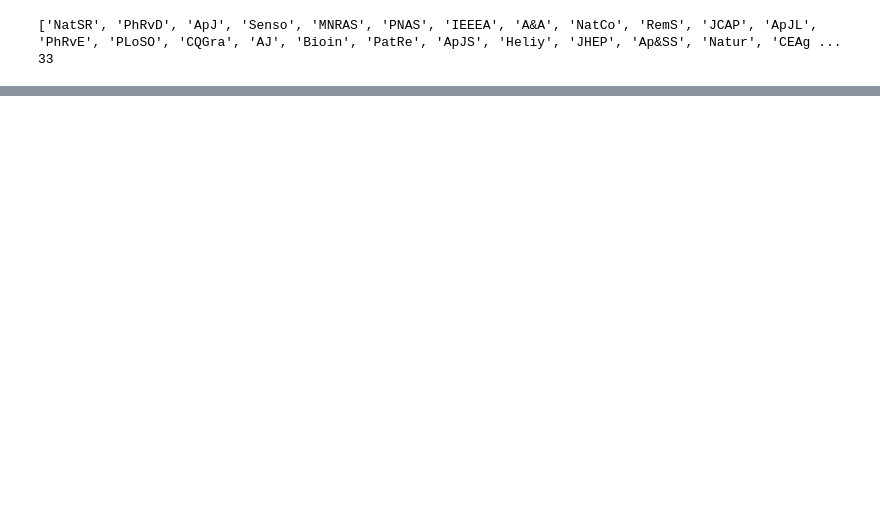
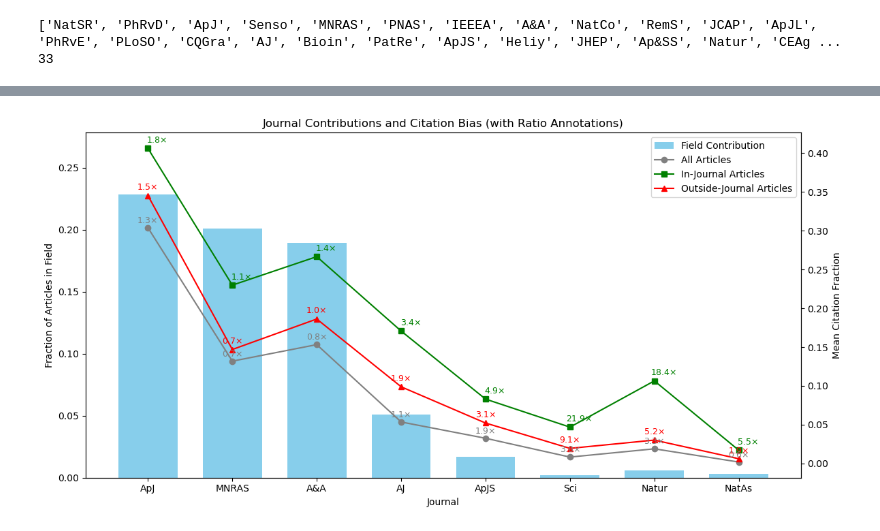
Before and after one commit to vadibekyan/ads_stats, a Jupyter notebook: ads_data_references_github.ipynb, the cells around one changed output, grey strips where cells are left out. Saved outputs shown, nothing was run; the diff lists cells and outputs as text; code cells hidden in the pictures; blank space fills up the shorter version.

```diff
--- a/ads_data_references_github.ipynb
+++ b/ads_data_references_github.ipynb
@@ -393,0 +141,3 @@ all_data_ref[all_data_ref['journal'] == 'Natur'].head(2)
+# %%
+all_data_ref_clean= all_data_ref[all_data_ref['first_author_aff_country_final_valid'] == all_data_ref['first_author_aff_country_final_valid']]
+exoplanets = all_data_ref_clean[all_data_ref_clean['my_keyword'] == 'Exoplanet']
@@ -393,0 +296,10 @@ all_data_ref[all_data_ref['journal'] == 'Natur'].head(2)
+# %%
+astro_top_journal_list = top_journals['Astronomy_journal'].tolist() + ['Sci', 'Natur', 'NatAs']
+astro_top_journal_list = [j for j in astro_top_journal_list if j != 'ApJL']
+# %%
+analyzer = JournalReferenceAnalyzer(all_data_ref_clean, keyword_col='grouped_keywords',)
+
+comparison_df = analyzer.compare_field_and_author_bias(
+    keyword="Astronomy",
+    journal_list= astro_top_journal_list
+)
@@ -393,0 +340,75 @@ all_data_ref[all_data_ref['journal'] == 'Natur'].head(2)
+# %%
+import matplotlib.pyplot as plt
+
+def plot_journal_contributions_and_bias(comparison_df):
+    """
+    Plots journal contributions to the field and citation bias metrics.
+
+    Parameters:
+        comparison_df (pd.DataFrame): DataFrame with columns:
+            'journal', 'f_of_journal_field',
+            'mean_f_all_articles', 'mean_f_in_journal_author', 'mean_f_outside_journal_author'
+    """
+    # Prepare data
+    journals = comparison_df["journal"].tolist()
+    fractions = comparison_df["f_of_journal_field"].tolist()
+    total = sum(fractions)
+    other = 1 - total
+    journals_with_other = journals # + ["Other"]
+    fractions_with_other = fractions # + [other]
+
+    # Compute citation-to-field ratios
+    ratios_all = (comparison_df["mean_f_all_articles"] / comparison_df["f_of_journal_field"]).tolist()
+    ratios_in = (comparison_df["mean_f_in_journal_author"] / comparison_df["f_of_journal_field"]).tolist()
+    ratios_out = (comparison_df["mean_f_outside_journal_author"] / comparison_df["f_of_journal_field"]).tolist()
+
+    # Plot setup
+    fig, ax1 = plt.subplots(figsize=(12, 6))
+
+    # Bar plot for field contribution
+    #
+    # Adjust bar positions
+    bar_width = 0.7
+    bars = ax1.bar(journals_with_other, fractions_with_other, width=bar_width, color='skyblue', label='Field Contribution')
+
+    ax1.set_ylabel('Fraction of Articles in Field')
+    ax1.set_xlabel('Journal')
+    ax1.set_title('Journal Contributions and Citation Bias (with Ratio Annotations)')
+    ax1.set_ylim(0, max(fractions_with_other) + 0.05)
+
+    for bar in bars:
+        height = bar.get_height()
+        #ax1.annotate(f"{height:.3f}", xy=(bar.get_x() + bar.get_width() / 3, height),
+        #             xytext=(0, 3), textcoords="offset points", ha='center', va='bottom', fontsize=9)
+
+    # Twin axis for citation lines
+    ax2 = ax1.twinx()
+    x_ticks = range(len(comparison_df))
+
+    line1 = ax2.plot(x_ticks, comparison_df["mean_f_all_articles"], marker='o', color='gray', label='All Articles')
+    line2 = ax2.plot(x_ticks, comparison_df["mean_f_in_journal_author"], marker='s', color='green', label='In-Journal Articles')
+    line3 = ax2.plot(x_ticks, comparison_df["mean_f_outside_journal_author"], marker='^', color='red', label='Outside-Journal Articles')
+    ax2.set_ylabel('Mean Citation Fraction')
+
+    # Annotate ratios
+    for i, x in enumerate(x_ticks):
+        ax2.annotate(f"{ratios_all[i]:.1f}×", xy=(x, comparison_df["mean_f_all_articles"].iloc[i]),
+                     xytext=(0, 5), textcoords="offset points", ha='center', color='gray', fontsize=9)
+        ax2.annotate(f"{ratios_in[i]:.1f}×", xy=(x, comparison_df["mean_f_in_journal_author"].iloc[i]),
+                     xytext=(10, 6), textcoords="offset points", ha='center', color='green', fontsize=9)
+        ax2.annotate(f"{ratios_out[i]:.1f}×", xy=(x, comparison_df["mean_f_outside_journal_author"].iloc[i]),
+                     xytext=(0, 6), textcoords="offset points", ha='center', color='red', fontsize=9)
+
+    # Combine legends
+    lines, labels = ax1.get_legend_handles_labels()
+    lines2, labels2 = ax2.get_legend_handles_labels()
+    ax1.legend(lines + lines2, labels + labels2, loc='upper right')
+
+    plt.xticks(rotation=45)
+    plt.tight_layout()
+    plt.show()
+
+# Example usage:
+plot_journal_contributions_and_bias(comparison_df)
+# %% [output]
+[figure, added]
```
Also changed, not shown: parts of 18 cells of this notebook, 2 other files.
